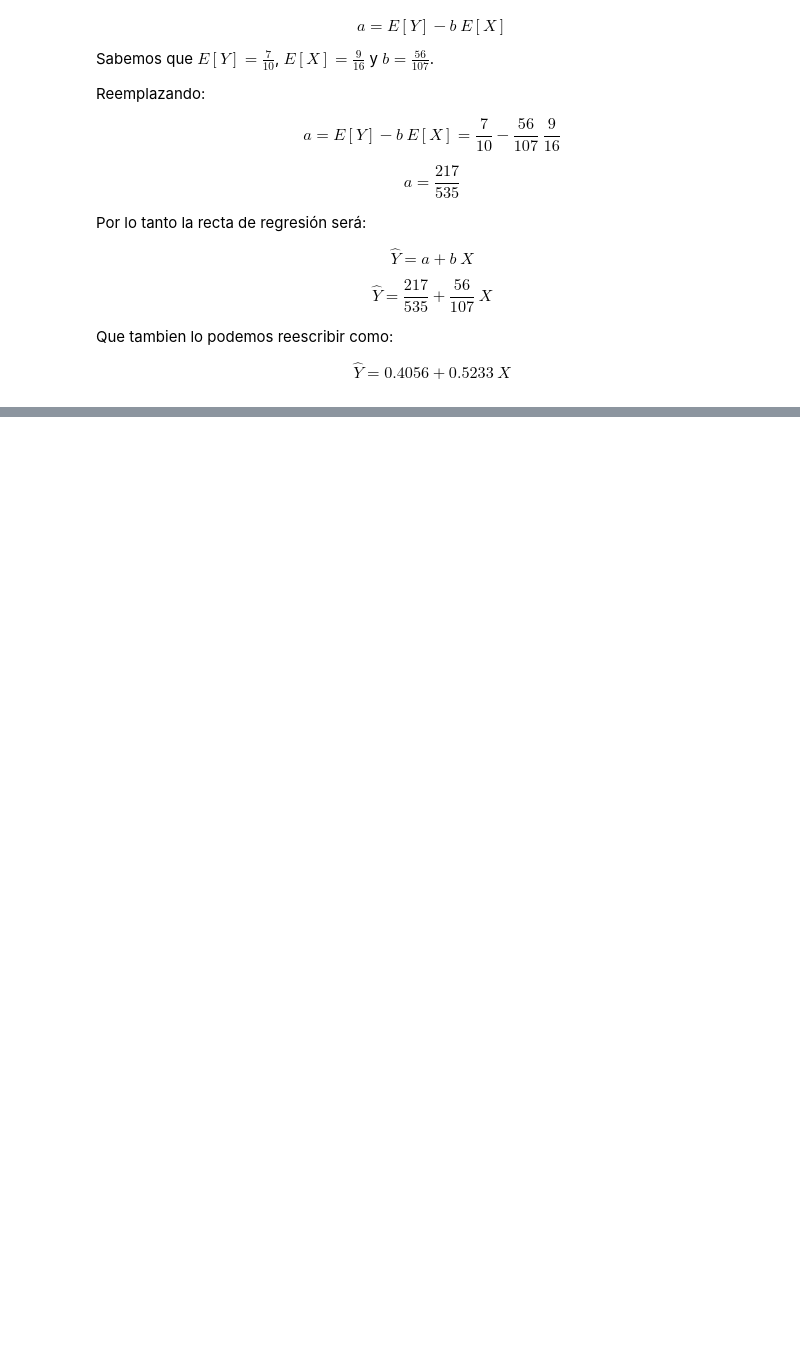
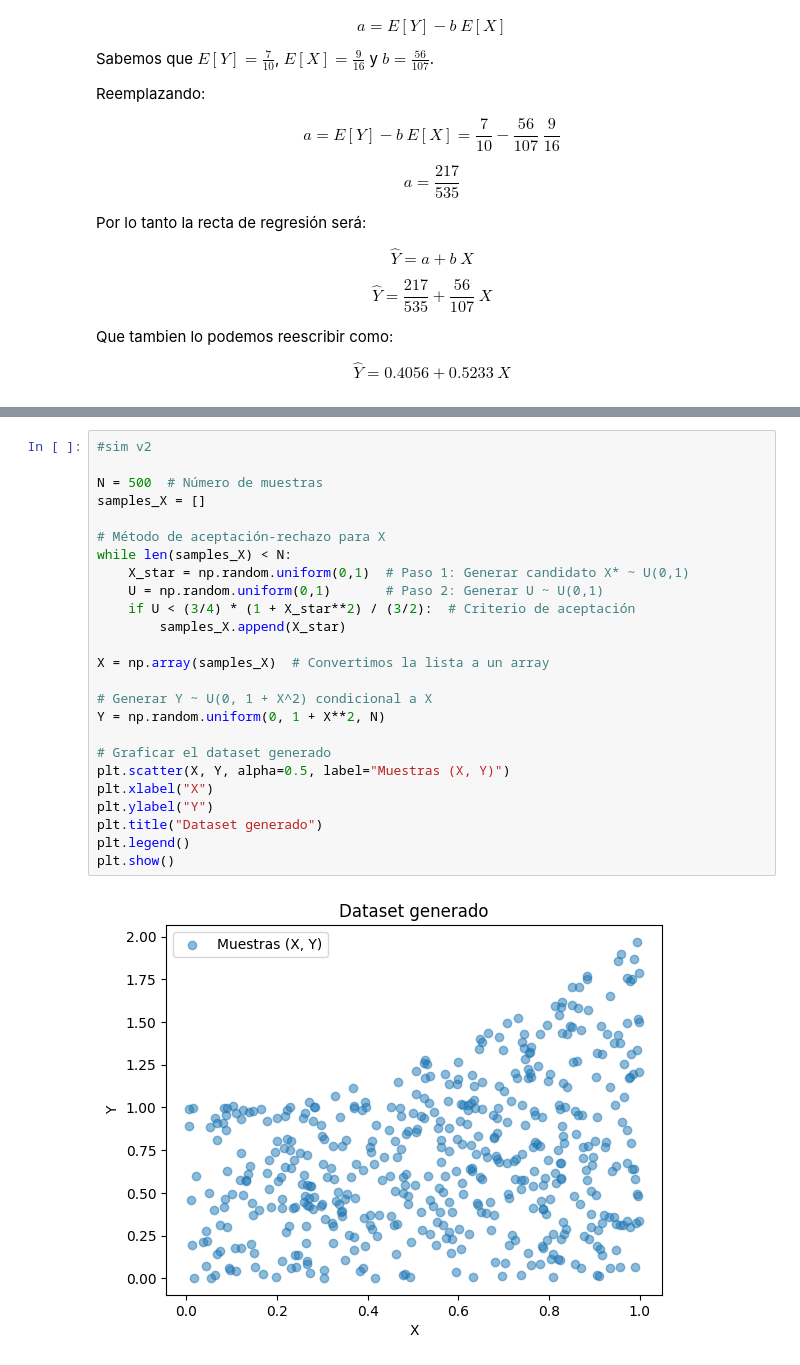
Before and after one commit to walteraguirre/TPS, a Jupyter notebook: TP01/TP01_regresion_lineal.ipynb, the cells around one changed output, grey strips where cells are left out. Drawn from its saved outputs; the diff is of its cells as text; blank space fills up the shorter version.

```diff
--- a/TP01/TP01_regresion_lineal.ipynb
+++ b/TP01/TP01_regresion_lineal.ipynb
@@ -346,3 +354,30 @@ plt.show()
+# %%
+#sim v2
+
+N = 500  # Número de muestras
+samples_X = []
+
+# Método de aceptación-rechazo para X
+while len(samples_X) < N:
+    X_star = np.random.uniform(0,1)  # Paso 1: Generar candidato X* ~ U(0,1)
+    U = np.random.uniform(0,1)       # Paso 2: Generar U ~ U(0,1)
+    if U < (3/4) * (1 + X_star**2) / (3/2):  # Criterio de aceptación
+        samples_X.append(X_star)
+
+X = np.array(samples_X)  # Convertimos la lista a un array
+
+# Generar Y ~ U(0, 1 + X^2) condicional a X
+Y = np.random.uniform(0, 1 + X**2, N)
+
+# Graficar el dataset generado
+plt.scatter(X, Y, alpha=0.5, label="Muestras (X, Y)")
+plt.xlabel("X")
+plt.ylabel("Y")
+plt.title("Dataset generado")
+plt.legend()
+plt.show()
+# %% [output]
+[figure, added]
 # %%
 #Nos piden implementar una regresion lineal matricial.
 #Defino la clase regresion lineal
```
Also changed, not shown: parts of 9 cells of this notebook, 1 other file.
